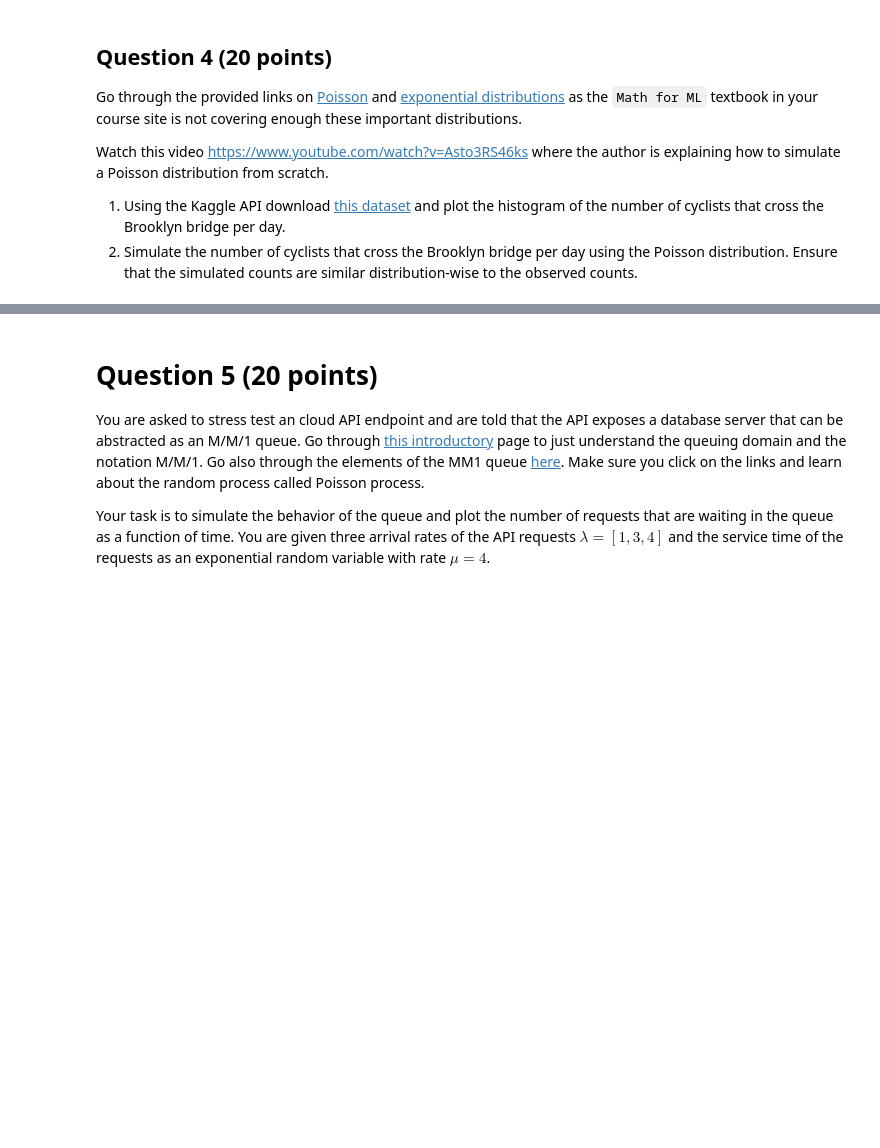
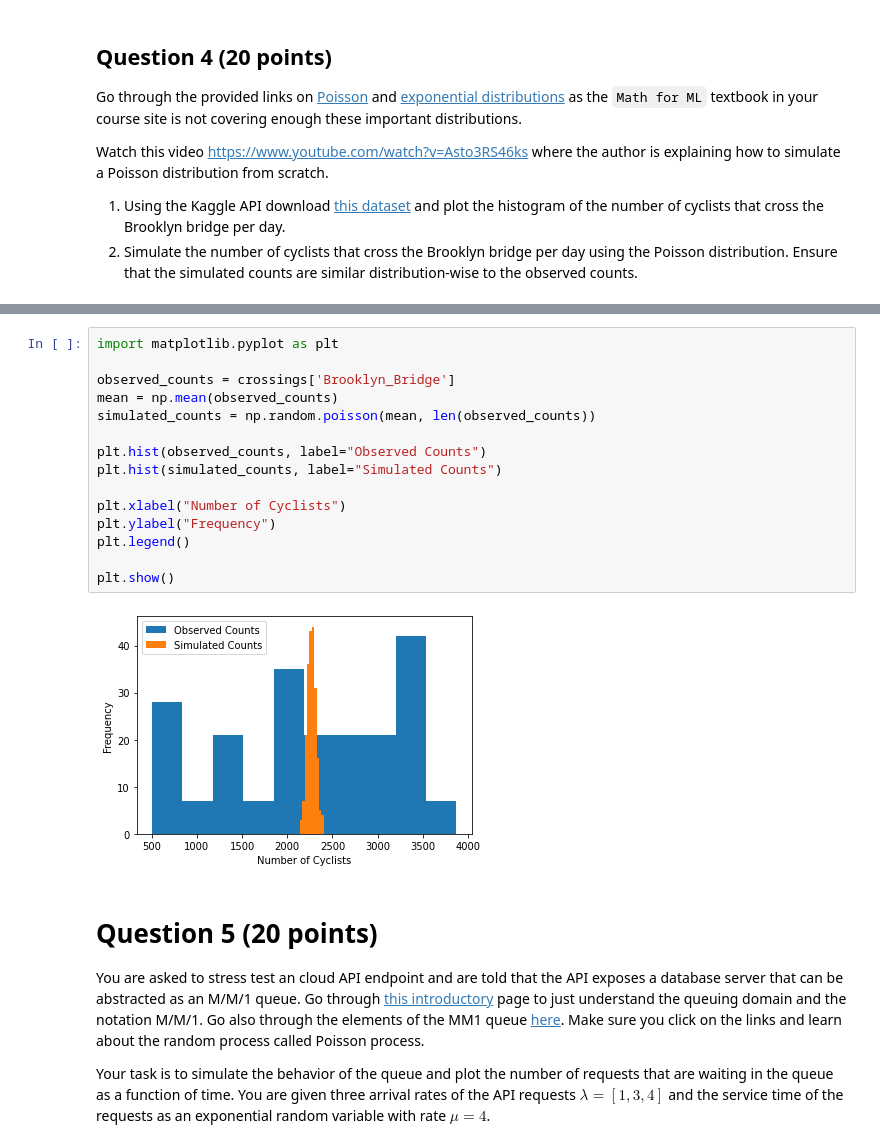
Before and after one commit to jjderz/CS-482-Assignments, a Jupyter notebook: CS482_HW1.ipynb, the cells around one changed output, grey strips where cells are left out. Drawn from its saved outputs; the diff is of its cells as text; blank space fills up the shorter version.

```diff
--- a/CS482_HW1.ipynb
+++ b/CS482_HW1.ipynb
@@ -127,3 +117,20 @@ Invalid folder: /content/nyc-east-river-bicycle-counts.csv
+# %%
+import matplotlib.pyplot as plt
+
+observed_counts = crossings['Brooklyn_Bridge']
+mean = np.mean(observed_counts)
+simulated_counts = np.random.poisson(mean, len(observed_counts))
+
+plt.hist(observed_counts, label="Observed Counts")
+plt.hist(simulated_counts, label="Simulated Counts")
+
+plt.xlabel("Number of Cyclists")
+plt.ylabel("Frequency")
+plt.legend()
+
+plt.show()
+# %% [output]
+[figure, added]
 # %% [markdown]
 # Question 5 (20 points)
 
```
Also changed, not shown: parts of 1 cell of this notebook.
